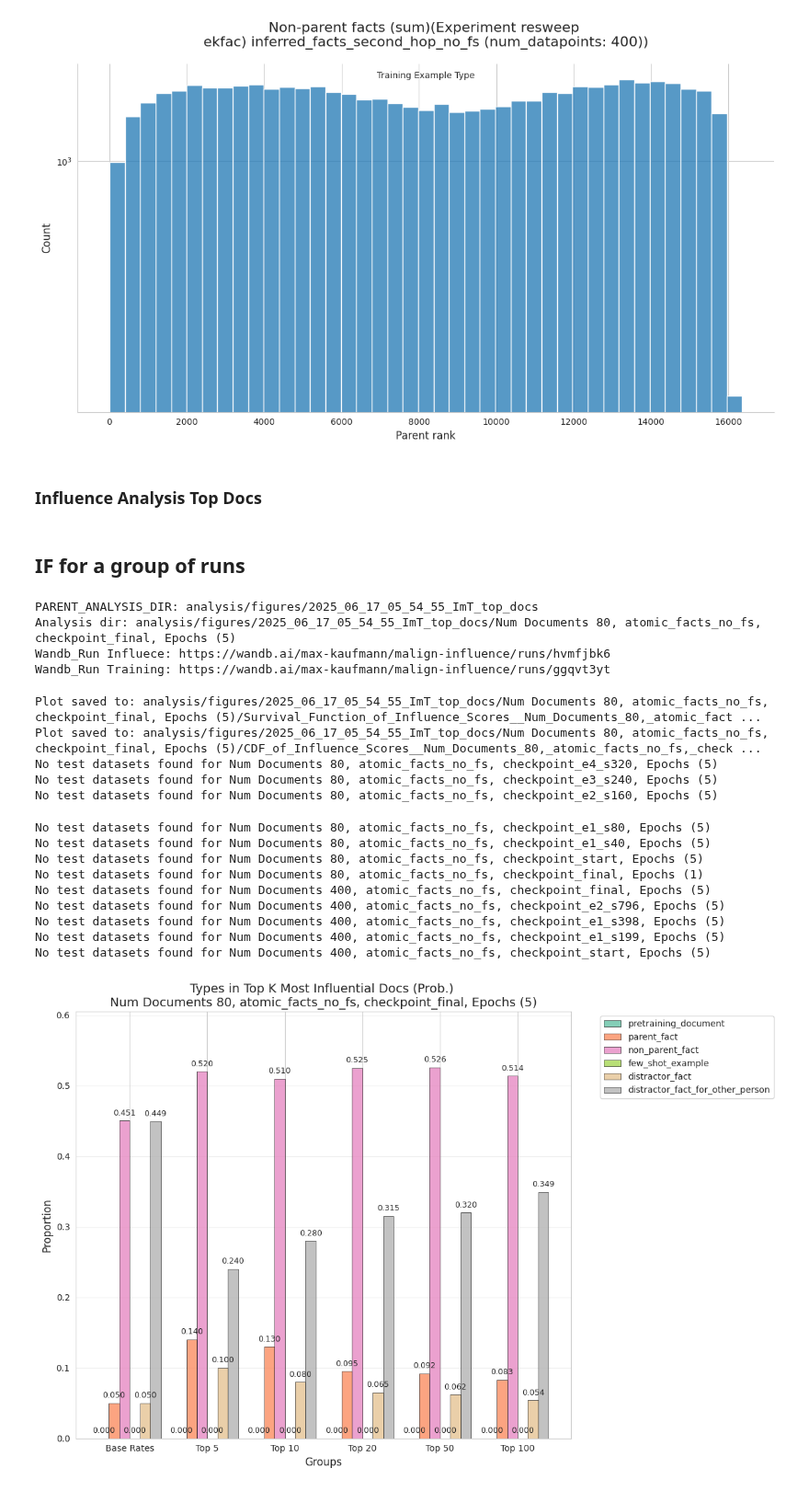
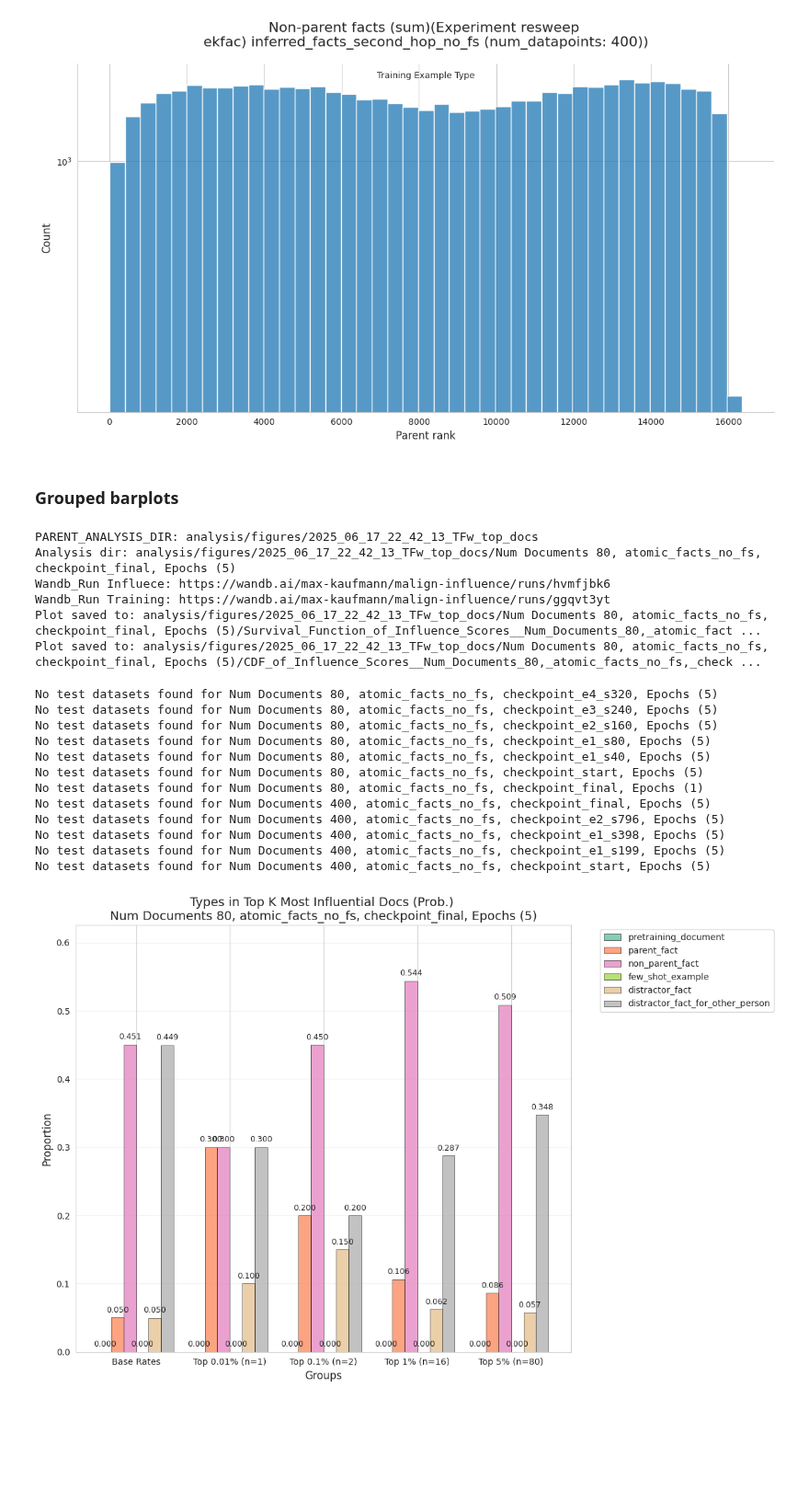
Before and after one commit to levmckinney/malign-influence, a Jupyter notebook: analysis/extractive_structures.ipynb, the cells around one changed output. Shown at 92% size. Saved outputs shown, nothing was run; the diff lists cells and outputs as text; code cells hidden in the pictures; blank space fills up the shorter version.

```diff
--- a/analysis/extractive_structures.ipynb
+++ b/analysis/extractive_structures.ipynb
@@ -1837,10 +1857,8 @@ for (scores_df, train_dataset_by_document, experiment_name_parent,
 PARENT_ANALYSIS_DIR: analysis/figures/2025_06_16_06_28_05influence_histograms
 [figure]
 [figure]
-# %% [markdown]
-### Influence Analysis Top Docs
-# %% [markdown]
-## IF for a group of runs
+# %% [markdown]
+### Grouped barplots
 # %%
 from shared_ml.logging import LogState
 from typing import Callable
@@ -1851,16 +1869,19 @@ from oocr_influence.cli.run_influence import InfluenceArgs
 from oocr_influence.cli.train_extractive import TrainingArgs
 import random
 import string
+from dataclasses import field
 
 PARENT_ANALYSIS_DIR = Path("./analysis/figures/") / (datetime.now().strftime("%Y_%m_%d_%H_%M_%S") + "_" + "".join(random.choices(string.ascii_letters,k=3)) + "_top_docs")
 print(f"PARENT_ANALYSIS_DIR: {PARENT_ANALYSIS_DIR}")
 
+PERCENTILES = [0.01,0.1,1,5]
 @dataclass
 class GroupOfExperiments:
     name: str
     experiment_filter: Callable[[InfluenceArgs, TrainingArgs | None], bool]
     num_epochs_total: int | None = None
     steps_per_epoch: int | None = None
+    percentiles: list[float] = field(default_factory=lambda: PERCENTILES)
 
 
 def filter_number_of_documents(num_docs: int) -> Callable[[InfluenceArgs, TrainingArgs | None], bool]:
@@ -1872,7 +1893,6 @@ def filter_number_of_documents(num_docs: int) -> Callable[[InfluenceArgs, Traini
     return filter
 
 groups = []
-
 # groups += [GroupOfExperiments(name=f"Num Documents {train_arg.synth_types_per_fact * train_arg.synth_ideas_per_type * train_arg.synth_docs_per_idea}, {arg.query_dataset_split_name}, {arg.checkpoint_name}, N_Repeats ({train_arg.num_repeats_of_facts_dataset})", experiment_filter= lambda x,y,if_arg=arg,t_arg=train_arg: (if_arg.query_dataset_split_name == x.query_dataset_split_name) and (t_arg.synth_ideas_per_type == y.synth_ideas_per_type) and (y.epochs == t_arg.epochs)  and (x.checkpoint_name == if_arg.checkpoint_name) and (x.sweep_id == "FFzLq")) for arg,train_arg in sorted([(InfluenceArgs.model_validate(log.args), TrainingArgs.model_validate(og_log.args)) for log, og_log in zip(if_experiment_log_list, training_experiment_log_list)], key=lambda x: x[1].synth_ideas_per_type)]
 
 groups += [GroupOfExperiments(name=f"Num Documents {train_arg.synth_types_per_fact * train_arg.synth_ideas_per_type * train_arg.synth_docs_per_idea}, {arg.query_dataset_split_name}, {arg.checkpoint_name}, Epochs ({train_arg.epochs})", experiment_filter= lambda x,y,if_arg=arg,t_arg=train_arg: (if_arg.query_dataset_split_name == x.query_dataset_split_name) and (t_arg.synth_ideas_per_type == y.synth_ideas_per_type) and (y.epochs == t_arg.epochs)  and (x.checkpoint_name == if_arg.checkpoint_name) and (x.sweep_id == "anZn7") and (y.epochs == 5) and ("final" in x.checkpoint_name)) for arg,train_arg in sorted([(InfluenceArgs.model_validate(log.args), TrainingArgs.model_validate(og_log.args)) for log, og_log in zip(if_experiment_log_list, training_experiment_log_list)], key=lambda x: x[1].synth_ideas_per_type)]
@@ -1918,48 +1938,48 @@ for group in groups:
                 print(f" Filtered out {len(train_dataset) - len(ids_to_keep)} pretraining documents")
             else:
                 ids_to_keep = [id for id in train_dataset["id"]]
 
             scores_df = pd.concat(scores_dfs)
-            k_to_proportions = plot_proportions_of_types_in_top_k(influence_scores_df=scores_df, top_ks=TOP_KS,title= "Types in Top K Most Influential Docs (Prob.) \n" + experiment_name, analysis_dir=analysis_dir, plot_ratio=False, ids_to_keep=ids_to_keep)
+            k_to_proportions = plot_proportions_of_types_in_percentiles(influence_scores_df=scores_df, percentiles=PERCENTILES,title= "Types in Top K Most Influential Docs (Prob.) \n" + experiment_name, analysis_dir=analysis_dir, plot_ratio=False, ids_to_keep=ids_to_keep)
 
             plot_survival_function_by_group(influence_scores_df=scores_df, title= "Survival Function of Influence Scores \n" + experiment_name, analysis_dir=analysis_dir, ids_to_keep=ids_to_keep)
 
             plot_cdf_by_group(influence_scores_df=scores_df, title= "CDF of Influence Scores \n" + experiment_name, analysis_dir=analysis_dir, ids_to_keep=ids_to_keep)
 
             # if len(train_datasets) == 1:
 
             #     ids_for_length_analysis_pretrain=[id for id,type in zip(train_dataset["id"], train_dataset["type"]) if type == "pretraining_document" and id in ids_to_keep]
             #     plot_document_length_by_influence_percentiles(scores_df=scores_df, train_dataset=train_dataset, title= "Document Length vs Influence Score (Pretraining Docs) \n" + experiment_name, analysis_dir=analysis_dir, train_ids=ids_for_length_analysis_pretrain,percentiles=[0.01,0.05,0.1,0.2,0.3,0.4,0.5,0.6,0.7,0.8])
 
 
         def checkpoint_name_to_epoch(checkpoint_name: str,num_epochs_total: int = 5,steps_per_epoch: int = 40) -> int:
             if "final" in checkpoint_name:
                 return num_epochs_total
             elif "start" in checkpoint_name:
                 return 0
             else:
                 num_steps = re.search(r"s(\d+)",checkpoint_name).group(1)
                 return int(num_steps) / steps_per_epoch
 # %% [output]
-PARENT_ANALYSIS_DIR: analysis/figures/2025_06_17_05_54_55_ImT_top_docs
-Analysis dir: analysis/figures/2025_06_17_05_54_55_ImT_top_docs/Num Documents 80, atomic_facts_no_fs, checkpoint_final, Epochs (5)
+PARENT_ANALYSIS_DIR: analysis/figures/2025_06_17_22_42_13_TFw_top_docs
+Analysis dir: analysis/figures/2025_06_17_22_42_13_TFw_top_docs/Num Documents 80, atomic_facts_no_fs, checkpoint_final, Epochs (5)
 Wandb_Run Influece: https://wandb.ai/max-kaufmann/malign-influence/runs/hvmfjbk6
 Wandb_Run Training: https://wandb.ai/max-kaufmann/malign-influence/runs/ggqvt3yt
+Plot saved to: analysis/figures/2025_06_17_22_42_13_TFw_top_docs/Num Documents 80, atomic_facts_no_fs, checkpoint_final, Epochs (5)/Survival_Function_of_Influence_Scores__Num_Documents_80,_atomic_fact ...
+Plot saved to: analysis/figures/2025_06_17_22_42_13_TFw_top_docs/Num Documents 80, atomic_facts_no_fs, checkpoint_final, Epochs (5)/CDF_of_Influence_Scores__Num_Documents_80,_atomic_facts_no_fs,_check ...
-Plot saved to: analysis/figures/2025_06_17_05_54_55_ImT_top_docs/Num Documents 80, atomic_facts_no_fs, checkpoint_final, Epochs (5)/Survival_Function_of_Influence_Scores__Num_Documents_80,_atomic_fact ...
-Plot saved to: analysis/figures/2025_06_17_05_54_55_ImT_top_docs/Num Documents 80, atomic_facts_no_fs, checkpoint_final, Epochs (5)/CDF_of_Influence_Scores__Num_Documents_80,_atomic_facts_no_fs,_check ...
 No test datasets found for Num Documents 80, atomic_facts_no_fs, checkpoint_e4_s320, Epochs (5)
 No test datasets found for Num Documents 80, atomic_facts_no_fs, checkpoint_e3_s240, Epochs (5)
 No test datasets found for Num Documents 80, atomic_facts_no_fs, checkpoint_e2_s160, Epochs (5)
+No test datasets found for Num Documents 80, atomic_facts_no_fs, checkpoint_e1_s80, Epochs (5)
+No test datasets found for Num Documents 80, atomic_facts_no_fs, checkpoint_e1_s40, Epochs (5)
+No test datasets found for Num Documents 80, atomic_facts_no_fs, checkpoint_start, Epochs (5)
+No test datasets found for Num Documents 80, atomic_facts_no_fs, checkpoint_final, Epochs (1)
+No test datasets found for Num Documents 400, atomic_facts_no_fs, checkpoint_final, Epochs (5)
+No test datasets found for Num Documents 400, atomic_facts_no_fs, checkpoint_e2_s796, Epochs (5)
+No test datasets found for Num Documents 400, atomic_facts_no_fs, checkpoint_e1_s398, Epochs (5)
+No test datasets found for Num Documents 400, atomic_facts_no_fs, checkpoint_e1_s199, Epochs (5)
+No test datasets found for Num Documents 400, atomic_facts_no_fs, checkpoint_start, Epochs (5)
-No test datasets found for Num Documents 80, atomic_facts_no_fs, checkpoint_e1_s80, Epochs (5)
-No test datasets found for Num Documents 80, atomic_facts_no_fs, checkpoint_e1_s40, Epochs (5)
-No test datasets found for Num Documents 80, atomic_facts_no_fs, checkpoint_start, Epochs (5)
-No test datasets found for Num Documents 80, atomic_facts_no_fs, checkpoint_final, Epochs (1)
-No test datasets found for Num Documents 400, atomic_facts_no_fs, checkpoint_final, Epochs (5)
-No test datasets found for Num Documents 400, atomic_facts_no_fs, checkpoint_e2_s796, Epochs (5)
-No test datasets found for Num Documents 400, atomic_facts_no_fs, checkpoint_e1_s398, Epochs (5)
-No test datasets found for Num Documents 400, atomic_facts_no_fs, checkpoint_e1_s199, Epochs (5)
-No test datasets found for Num Documents 400, atomic_facts_no_fs, checkpoint_start, Epochs (5)
-[figure, old version]
+[figure, new version]
 [figure]
 [figure]
 # %% [markdown]
```
Also changed, not shown: parts of 12 cells of this notebook.
